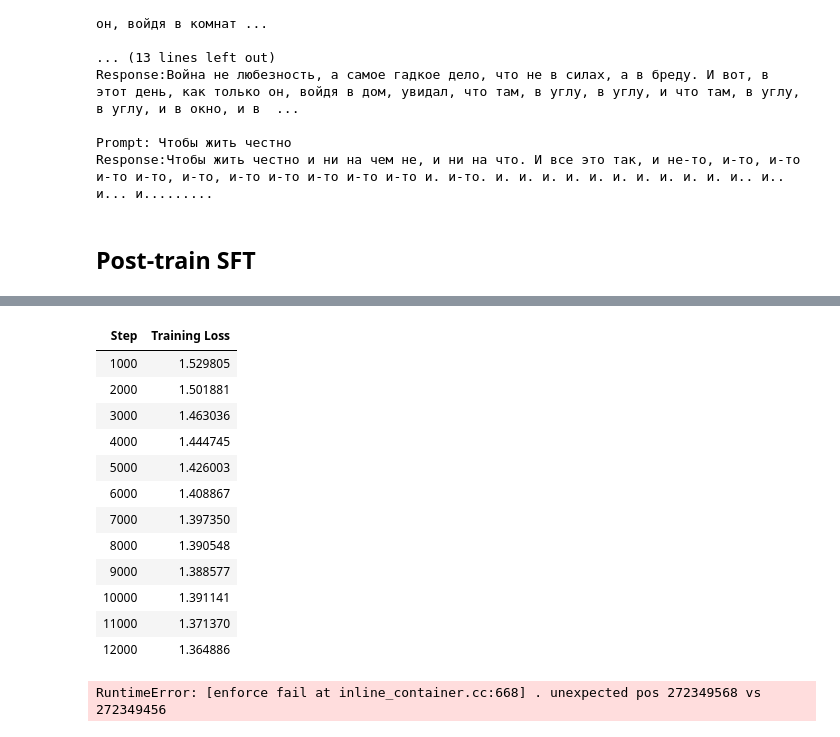
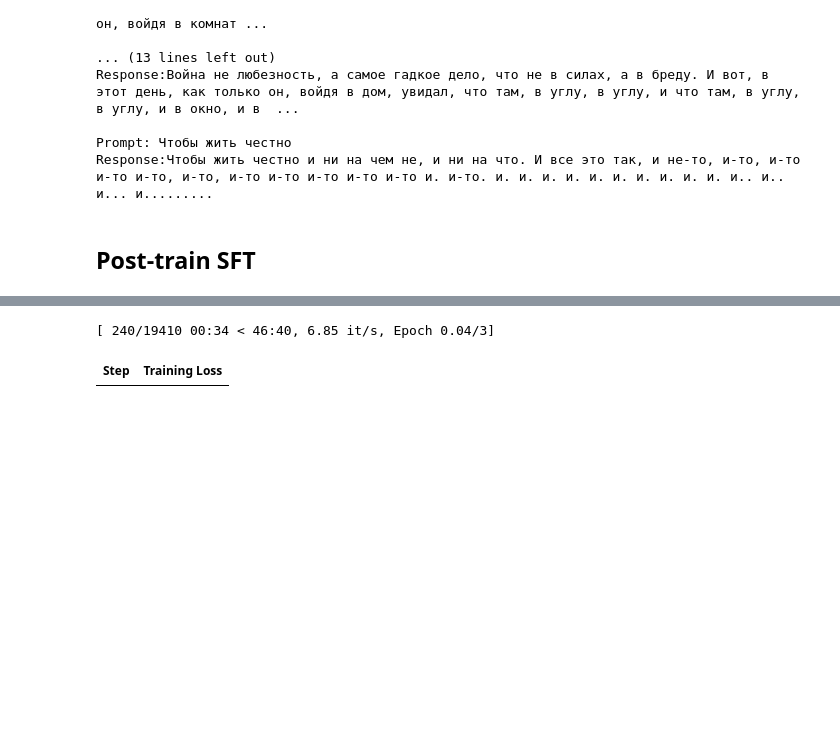
Before and after one commit to RumKam/dle-project-sprint-6, a Jupyter notebook: solution_2004.ipynb, the cells around one changed output, grey strips where cells are left out. Drawn from its saved outputs; the diff is of its cells as text; code cells hidden in the pictures; blank space fills up the shorter version.

Commit message:
second train

```diff
--- a/solution_2004.ipynb
+++ b/solution_2004.ipynb
@@ -372,7 +372,7 @@ model_name = "Qwen/Qwen2.5-0.5B"          # базовая модель
 tokenizer = AutoTokenizer.from_pretrained(model_name)
 model = AutoModelForCausalLM.from_pretrained(
     model_name,
-    torch_dtype=torch.bfloat32,
+    torch_dtype=torch.float32,
     device_map="auto"
 )
 
@@ -407,15 +400,16 @@ ds = examples_to_messages(ds)
 def formatting_func(example):
     messages = example.get('messages', [])
     if not messages:
-        return [""]
+        return ""
     text = tokenizer.apply_chat_template(messages, tokenize=False)
-    if not isinstance(text, str):
-        text = str(text)
-    return [text]
+    return text
+
+ds = ds.map(lambda x: {"text": formatting_func(x)})
+ds = ds.remove_columns(["messages"])
 # %%
 sft_config = SFTConfig(
     output_dir="./models",
-    per_device_train_batch_size=2,
+    per_device_train_batch_size=8,
     gradient_accumulation_steps=1,
     learning_rate=2e-5,
     weight_decay=0.01,
@@ -425,17 +419,17 @@ sft_config = SFTConfig(
     save_strategy="no",
     report_to="none",
     dataset_text_field="text",
+    dataloader_num_workers=4,
+    packing=False,
+    fp16=True,
 )
 
-# Создание SFTTrainer
 trainer = SFTTrainer(
     model=model,
     args=sft_config,
     train_dataset=ds,
     processing_class=tokenizer,
-    formatting_func=formatting_func,
 )
 
-# Запуск обучения
 trainer.train()
 # %% [output]
@@ -443,17 +437,5 @@ trainer.train()
+[ 240/19410 00:34 < 46:40, 6.85 it/s, Epoch 0.04/3]
 | Step | Training Loss |
-| 1000 | 1.529805 |
-| 2000 | 1.501881 |
-| 3000 | 1.463036 |
-| 4000 | 1.444745 |
-| 5000 | 1.426003 |
-| 6000 | 1.408867 |
-| 7000 | 1.397350 |
-| 8000 | 1.390548 |
-| 9000 | 1.388577 |
-| 10000 | 1.391141 |
-| 11000 | 1.371370 |
-| 12000 | 1.364886 |
-RuntimeError: [enforce fail at inline_container.cc:668] . unexpected pos 272349568 vs 272349456
 # %%
 # Сохранение модели
 trainer.save_model("./models/qwen_sft")
```
Also changed, not shown: parts of 2 cells of this notebook.
